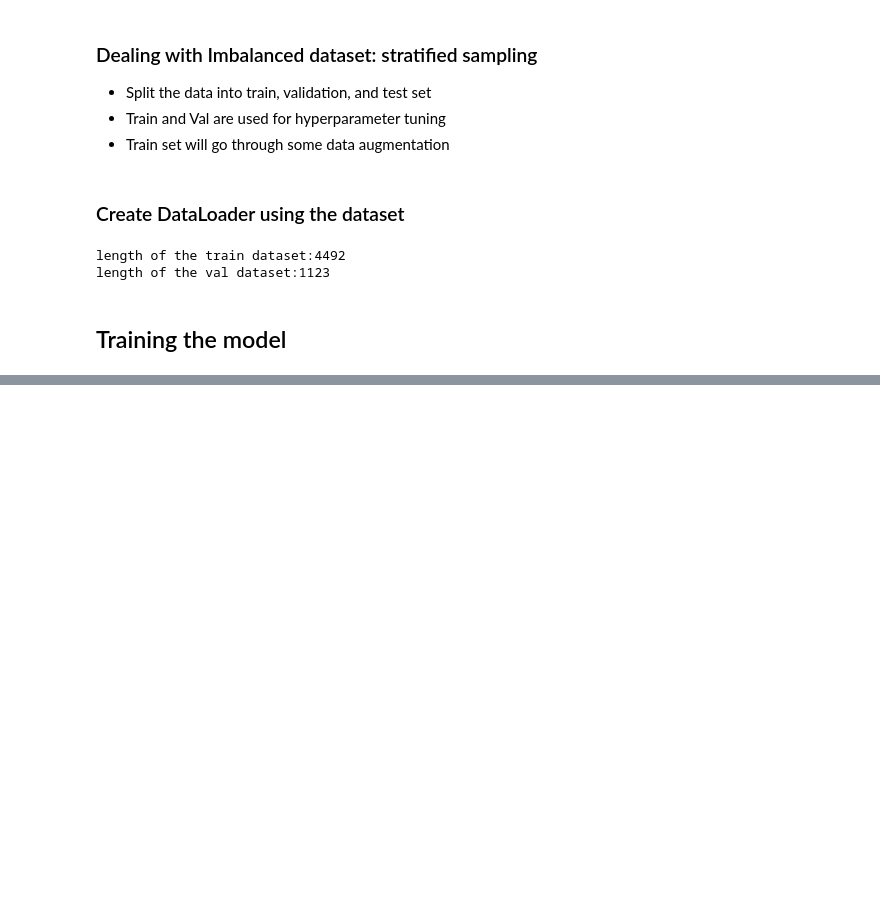
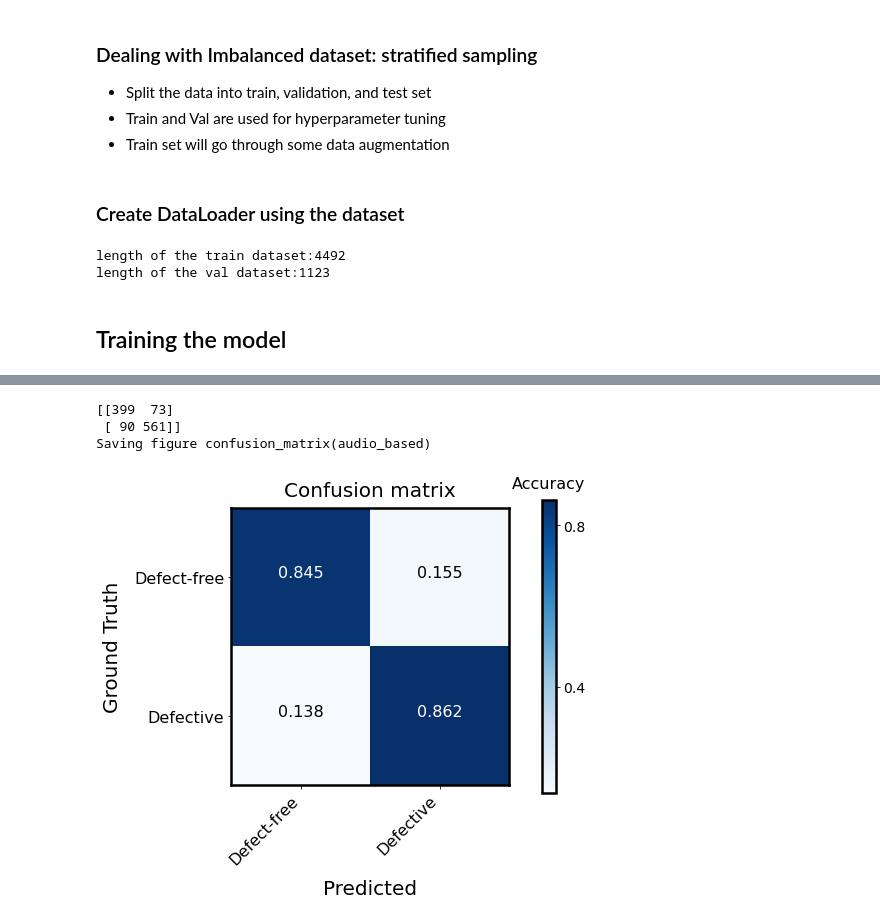
Before and after one commit to Davidlequnchen/LDED-FusionNet, a Jupyter notebook: code/3_train_audio.ipynb, the cells around one changed output, grey strips where cells are left out. Drawn from its saved outputs; the diff is of its cells as text; code cells hidden in the pictures; blank space fills up the shorter version.

Commit message:
Update confusion matrix, AUC-ROC

```diff
--- a/code/3_train_audio.ipynb
+++ b/code/3_train_audio.ipynb
@@ -102 +161,28 @@ plt.rcParams["axes.linewidth"] = 2.50
+# %%
+### Define function to predict X_test, return y_pred & y_true and print the classification report
+def class_report(model, testdataloader, device, classes):
+    # initialize variables to store true and predicted labels
+    y_true, y_pred = [], []
+
+    with torch.no_grad():
+        model.eval()
+        for inputs, targets in testdataloader:
+            inputs, targets = inputs.to(device), targets.to(device)
+
+            outputs = model(inputs)
+            _, predicted = outputs.max(1)
+            # _, predicted = torch.max(outputs, dim=1)
+            predicted = predicted.cpu().numpy()
+
+            # for idx, preds in enumerate(predicted):
+            #     y_true.append(classes[np.argmax(targets[idx])])
+            #     y_pred.append(classes[preds])
+
+            # convert true labels to a list
+            y_true += [classes[index] for index in targets.cpu().numpy()]
+            y_pred += [classes[index] for index in predicted]
+
+
+    print(classification_report(y_true, y_pred,digits=4))
+    return y_true, y_pred
 # %%
@@ -582,0 +740,2 @@ loss_acc_plot(train_losses, valid_losses, train_accuracy, valid_accuracy, 10, "I
+# %%
+yt, yp = class_report(model, val_dataloader, device, classes)
@@ -582,0 +751,8 @@ loss_acc_plot(train_losses, valid_losses, train_accuracy, valid_accuracy, 10, "I
+# %%
+conf_matrix(yt, yp, classes)
+save_fig("confusion_matrix(audio_based)")
+# %% [output]
+[[399  73]
+ [ 90 561]]
+Saving figure confusion_matrix(audio_based)
+[figure, added]
```
Also changed, not shown: parts of 16 cells of this notebook, 2 other files.
